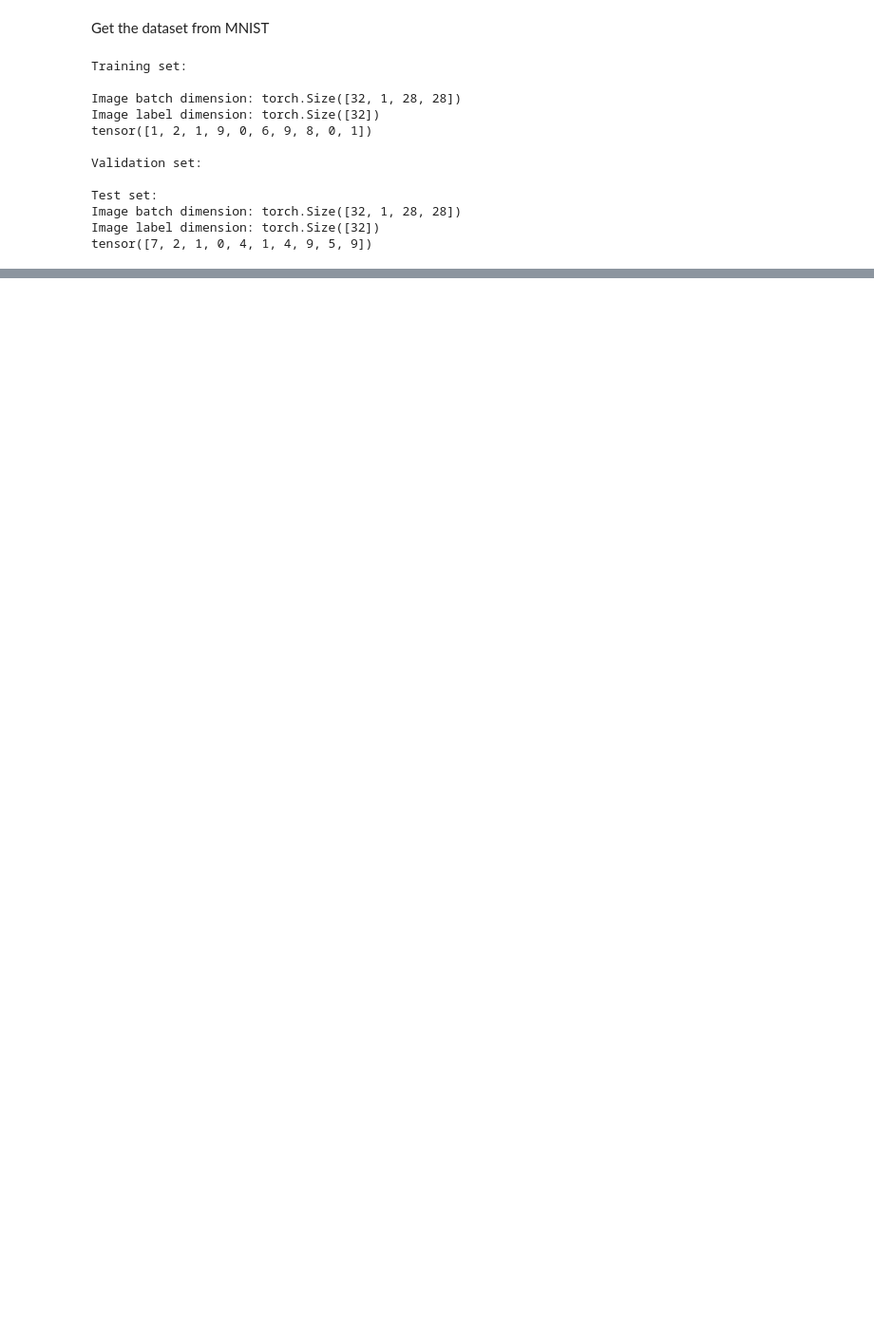
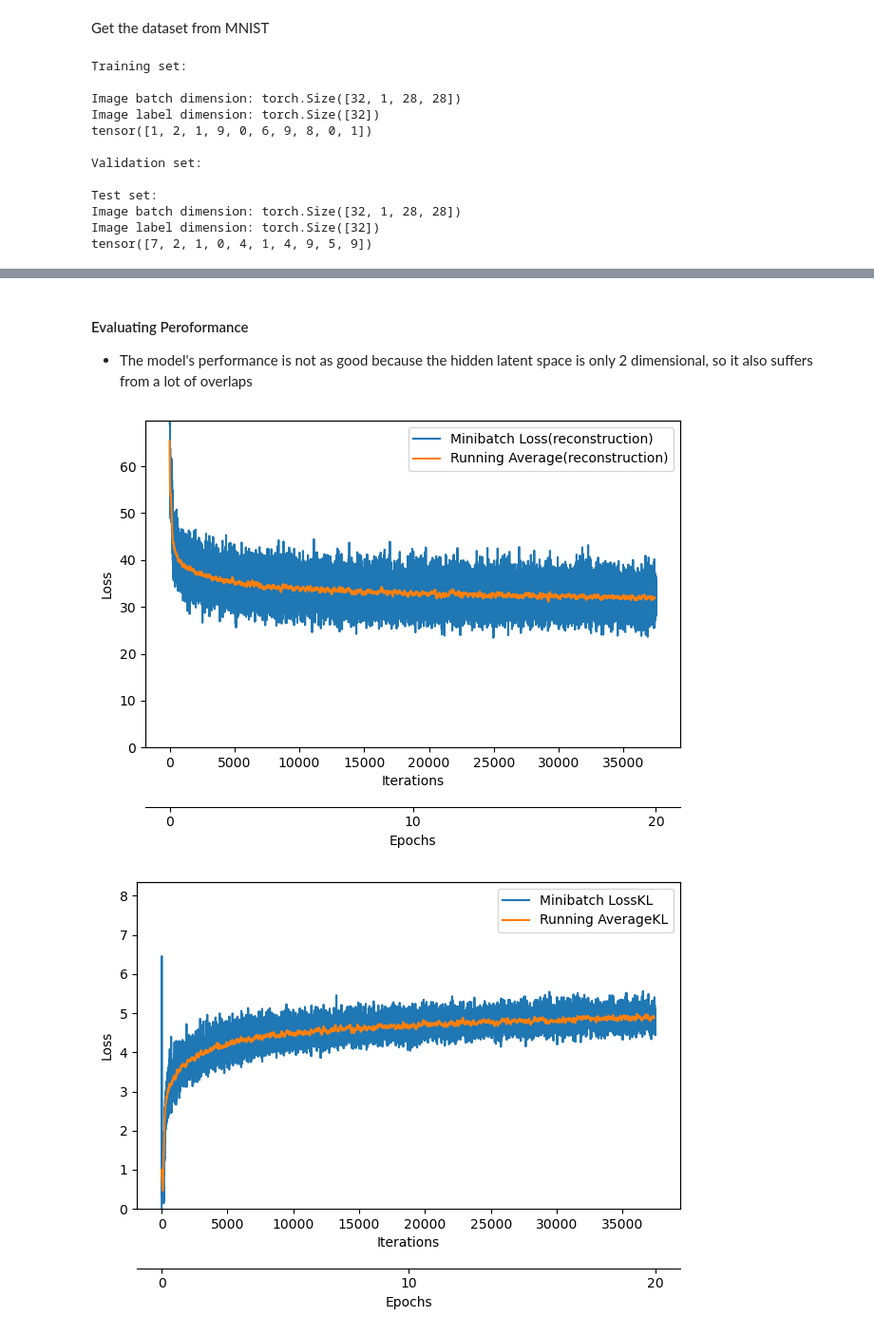
Before and after one commit to xiang1103/DL_ML_Implementations, a Jupyter notebook: autoencoders/conv_vae_MNIST.ipynb, the cells around one changed output, grey strips where cells are left out. Shown: that part at 95% size. Cells and saved outputs as stored; diff of their text form; code cells hidden in the pictures; blank space fills up the shorter version.

```diff
--- a/autoencoders/conv_vae_MNIST.ipynb
+++ b/autoencoders/conv_vae_MNIST.ipynb
@@ -121,7 +129,7 @@ class VAE(nn.Module):   # input 32 x 1 x 28 x 28    32 training samples, 1 chann
     def __init__(self):
         super().__init__()
 
-        # encode the
+        # encode the input
         self.encoder=nn.Sequential(
             nn.Conv2d(1,32,stride=(1,1), kernel_size=(3,3), padding=1), # 32 x 28 x 28
             nn.LeakyReLU(0.01),
@@ -152,7 +160,7 @@ class VAE(nn.Module):   # input 32 x 1 x 28 x 28    32 training samples, 1 chann
 
     def encoding_fn(self, x):   # only encoding (same as returning the z in the forward() function)
         x= self.encoder(x)
-        z_mean, z_log_var= self.z_mean(x), self.z_log_var   # extract mean and variance vector
+        z_mean, z_log_var= self.z_mean(x), self.z_log_var(x)   # extract mean and variance vector
         encoded= self.reparameterize (z_mean, z_log_var)
         return encoded
 
@@ -167,7 +175,7 @@ class VAE(nn.Module):   # input 32 x 1 x 28 x 28    32 training samples, 1 chann
 
     def forward(self,x):
         x= self.encoder(x)
-        z_mean, z_log_var= self.z_mean(x), self.z_log_var   # retrieve 2 vectors before latent space (both created from linear transformation with different weights) to train for normal distribution
+        z_mean, z_log_var= self.z_mean(x), self.z_log_var(x)   # retrieve 2 vectors before latent space (both created from linear transformation with different weights) to train for normal distribution
         encoded= self.reparameterize(z_mean,z_log_var)  # compute z (the actual latent space)
         decoded= self.decoder(encoded)
         return encoded, z_mean, z_log_var, decoded  # we need these 4 vectors for back prop
@@ -229,0 +247,6 @@ print(output.item())
+# %%
+log_dict = train_vae_v1(num_epochs=NUM_EPOCHS, model=model,
+                        optimizer=optimizer, device=DEVICE,
+                        train_loader=train_loader,
+                        skip_epoch_stats=True,
+                        logging_interval=50)
@@ -229,0 +271,11 @@ print(output.item())
+# %% [markdown]
+#### Evaluating Peroformance
+- The model's performance is not as good because the hidden latent space is only 2 dimensional, so it also suffers from a lot of overlaps
+# %%
+plot_training_loss(log_dict["train_reconstruction_loss_per_batch"], NUM_EPOCHS,custom_label="(reconstruction)")
+plot_training_loss(log_dict["train_kl_loss_per_batch"], NUM_EPOCHS, custom_label="KL")
+plot_training_loss(log_dict["train_combined_loss_per_batch"], NUM_EPOCHS, custom_label="total")
+plt.show()
+# %% [output]
+[figure, added]
+[figure, added]
```
Also changed, not shown: parts of 17 cells of this notebook.
